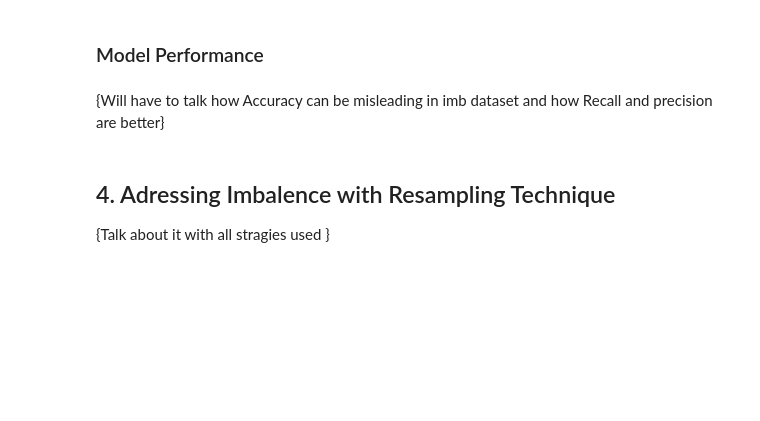
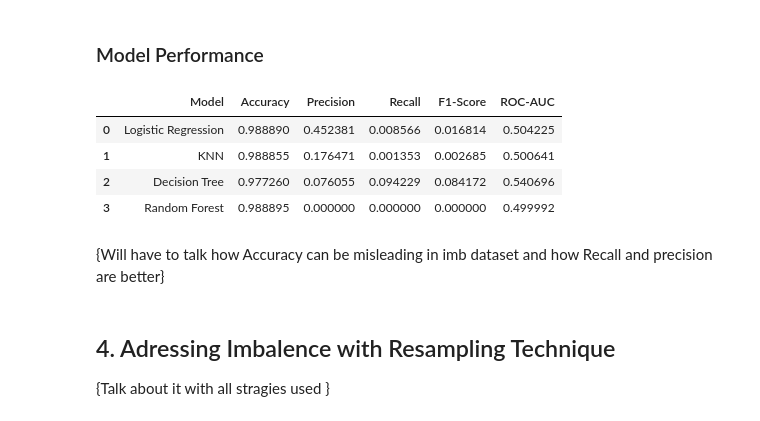
Before and after one commit to jwickham1023/DSCI445-Final-Project, a Jupyter notebook: proj.ipynb, the cells around one changed output. Saved outputs shown, nothing was run; the diff lists cells and outputs as text; code cells hidden in the pictures; blank space fills up the shorter version.

Commit message:
Started working on the models

```diff
--- a/proj.ipynb
+++ b/proj.ipynb
@@ -586,0 +632,2 @@ fraud_bool keep_alive_session
+# %%
+decision = DecisionTreeClassifier(criterion="gini").fit(X_train, y_train)
@@ -586,0 +636,2 @@ fraud_bool keep_alive_session
+# %%
+forest = RandomForestClassifier(criterion="gini").fit(X_train, y_train)
@@ -586,0 +641,2 @@ fraud_bool keep_alive_session
+# %%
+svm = SVC(kernel="rbf", cache_size=2000).fit(X_train, y_train)
@@ -587,2 +646,4 @@ fraud_bool keep_alive_session
+# %%
+nn = MLPClassifier(hidden_layer_sizes=(X_train.shape[1],)).fit(X_train, y_train)
 # %% [markdown]
 ### Model Performance
@@ -591,3 +650,73 @@ fraud_bool keep_alive_session
+# %%
+pred_logreg = logreg.predict(X_test)
+logreg_results = {
+    'Model': 'Logistic Regression',
+    'Accuracy': accuracy_score(y_test, pred_logreg),
+    'Precision': precision_score(y_test, pred_logreg),
+    'Recall': recall_score(y_test, pred_logreg),
+    'F1-Score': f1_score(y_test, pred_logreg),
+    'ROC-AUC': roc_auc_score(y_test, pred_logreg)
+}
+
+pred_knn = knn.predict(X_test)
+knn_results = {
+    'Model': 'KNN',
+    'Accuracy': accuracy_score(y_test, pred_knn),
+    'Precision': precision_score(y_test, pred_knn),
+    'Recall': recall_score(y_test, pred_knn),
+    'F1-Score': f1_score(y_test, pred_knn),
+    'ROC-AUC': roc_auc_score(y_test, pred_knn)
+}
+
+pred_decision = decision.predict(X_test)
+decision_results = {
+    'Model': 'Decision Tree',
+    'Accuracy': accuracy_score(y_test, pred_decision),
+    'Precision': precision_score(y_test, pred_decision),
+    'Recall': recall_score(y_test, pred_decision),
+    'F1-Score': f1_score(y_test, pred_decision),
+    'ROC-AUC': roc_auc_score(y_test, pred_decision)
+}
+
+pred_forest = forest.predict(X_test)
+forest_results = {
+    'Model': 'Random Forest',
+    'Accuracy': accuracy_score(y_test, pred_forest),
+    'Precision': precision_score(y_test, pred_forest),
+    'Recall': recall_score(y_test, pred_forest),
+    'F1-Score': f1_score(y_test, pred_forest),
+    'ROC-AUC': roc_auc_score(y_test, pred_forest)
+}
+
+'''pred_svm = svm.predict(X_test)
+svm_results = {
+    'Model': 'SVM',
+    'Accuracy': accuracy_score(y_test, pred_svm),
+    'Precision': precision_score(y_test, pred_svm),
+    'Recall': recall_score(y_test, pred_svm),
+    'F1-Score': f1_score(y_test, pred_svm),
+    'ROC-AUC': roc_auc_score(y_test, pred_svm)
+}
+
+pred_nn = nn.predict(X_test)
+nn_results = {
+    'Model': 'Neural Network',
+    'Accuracy': accuracy_score(y_test, pred_nn),
+    'Precision': precision_score(y_test, pred_nn),
+    'Recall': recall_score(y_test, pred_nn),
+    'F1-Score': f1_score(y_test, pred_nn),
+    'ROC-AUC': roc_auc_score(y_test, pred_nn)
+}'''
+
+score_df = pd.DataFrame(columns=['Model', 'Accuracy', 'Precision', 'Recall', 'F1-Score', 'ROC-AUC'],
+                        data=[logreg_results, knn_results, decision_results, forest_results])
+score_df
+# %% [output]
+|  | Model | Accuracy | Precision | Recall | F1-Score | ROC-AUC |
+| 0 | Logistic Regression | 0.988890 | 0.452381 | 0.008566 | 0.016814 | 0.504225 |
+| 1 | KNN | 0.988855 | 0.176471 | 0.001353 | 0.002685 | 0.500641 |
+| 2 | Decision Tree | 0.977260 | 0.076055 | 0.094229 | 0.084172 | 0.540696 |
+| 3 | Random Forest | 0.988895 | 0.000000 | 0.000000 | 0.000000 | 0.499992 |
 # %% [markdown]
 {Will have to talk how Accuracy can be misleading in imb dataset and how Recall and precision are better}
 # %% [markdown]
```
Also changed, not shown: parts of 18 cells of this notebook.
